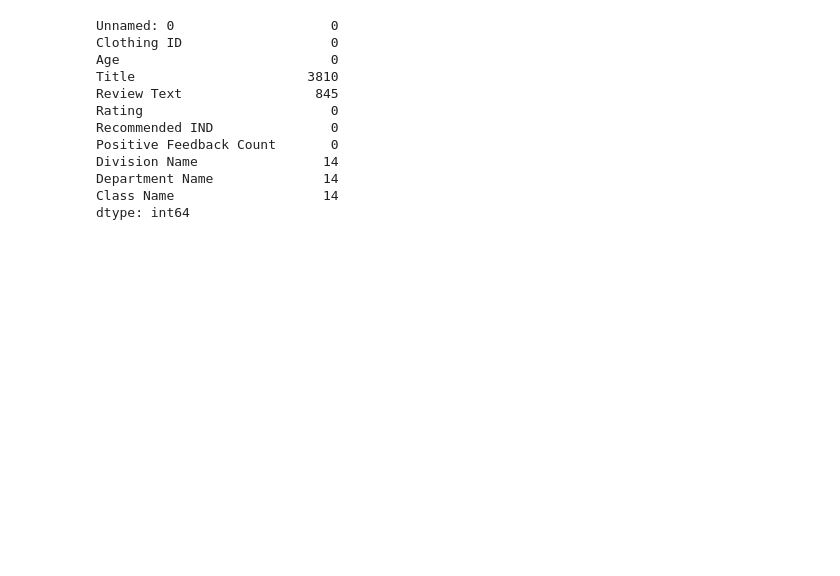
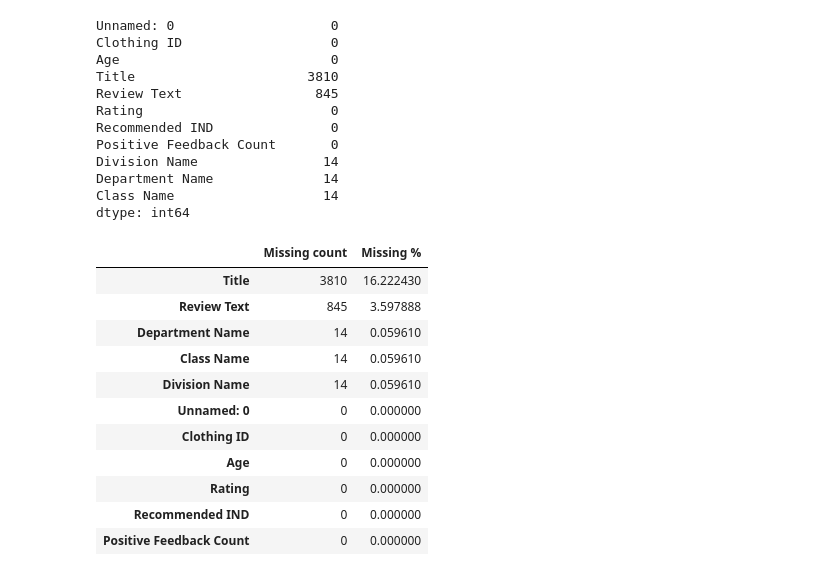
Before and after one commit to teodoramaksimovic/ecommerce-reviews-sentiment-analysis, a Jupyter notebook: notebooks/ecommerce_sentiment_analysis.ipynb, the cells around one changed output. Saved outputs shown, nothing was run; the diff lists cells and outputs as text; code cells hidden in the pictures; blank space fills up the shorter version.

```diff
--- a/notebooks/ecommerce_sentiment_analysis.ipynb
+++ b/notebooks/ecommerce_sentiment_analysis.ipynb
@@ -84,3 +84,28 @@ Division Name                14
 Department Name              14
 Class Name                   14
 dtype: int64
+# %%
+missing_values = pd.DataFrame({
+    'Missing count': data.isnull().sum(),
+    'Missing %': (data.isnull().sum() / len(data)) * 100
+})
+
+missing_values = missing_values.sort_values(
+    by='Missing %',
+    ascending=False
+)
+
+missing_values
+# %% [output]
+|  | Missing count | Missing % |
+| Title | 3810 | 16.222430 |
+| Review Text | 845 | 3.597888 |
+| Department Name | 14 | 0.059610 |
+| Class Name | 14 | 0.059610 |
+| Division Name | 14 | 0.059610 |
+| Unnamed: 0 | 0 | 0.000000 |
+| Clothing ID | 0 | 0.000000 |
+| Age | 0 | 0.000000 |
+| Rating | 0 | 0.000000 |
+| Recommended IND | 0 | 0.000000 |
+| Positive Feedback Count | 0 | 0.000000 |
```
Also changed, not shown: parts of 12 cells of this notebook, 1 other file.
